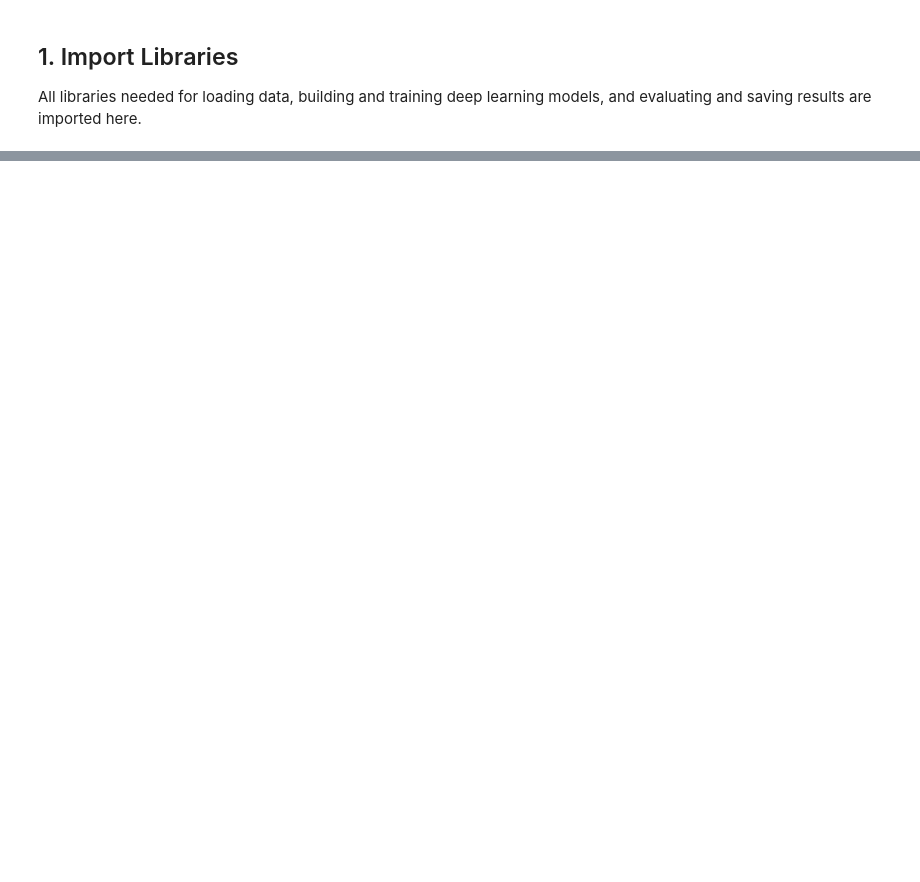
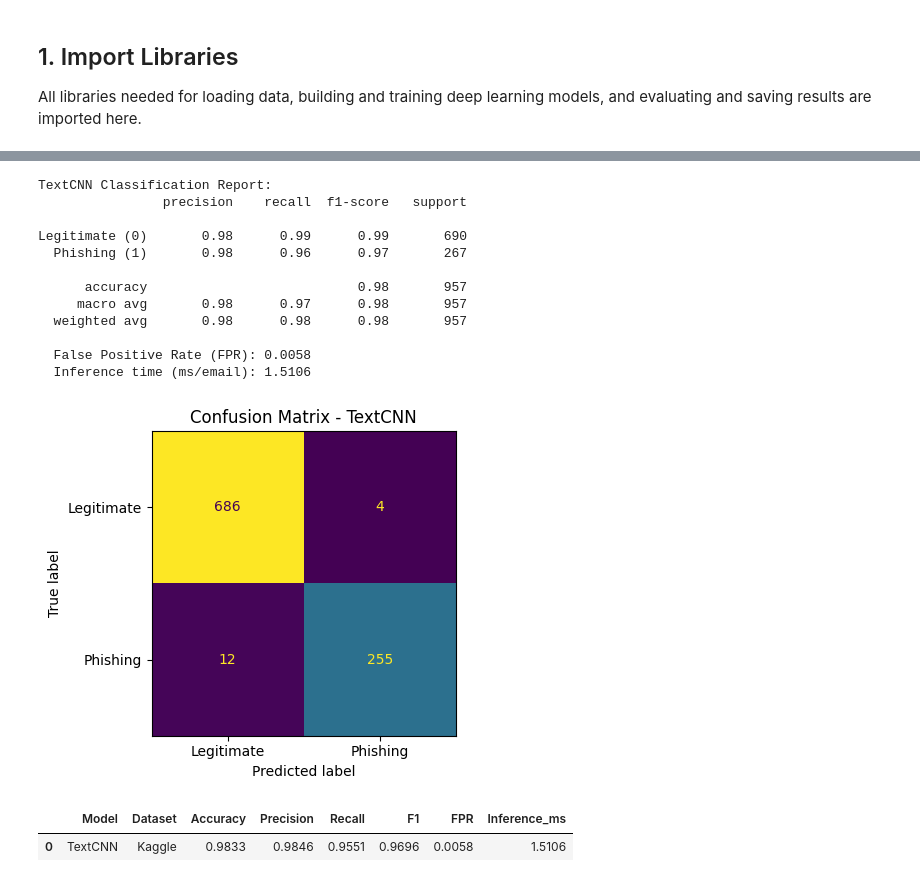
Before and after one commit to ChickenTenders2/cm3203-phishing-nlp, a Jupyter notebook: notebooks/kaggle_deep_learning.ipynb, the cells around one changed output, grey strips where cells are left out. Saved outputs shown, nothing was run; the diff lists cells and outputs as text; code cells hidden in the pictures; blank space fills up the shorter version.

```diff
--- a/notebooks/kaggle_deep_learning.ipynb
+++ b/notebooks/kaggle_deep_learning.ipynb
@@ -456,16 +10,0 @@ Confusion matrices are plotted and saved for both models to visualise classifica
-# %%
-fig, axes = plt.subplots(1, 2, figsize=(12, 5))
-
-for ax, labels, preds, title, fname in [
-    (axes[0], labels_cnn,  preds_cnn,  "TextCNN", "kaggle_cm_textcnn.png"),
-    (axes[1], labels_lstm, preds_lstm, "BiLSTM",  "kaggle_cm_bilstm.png")
-]:
-    cm = confusion_matrix(labels, preds)
-    disp = ConfusionMatrixDisplay(confusion_matrix=cm, display_labels=["Legitimate", "Phishing"])
-    disp.plot(ax=ax, colorbar=False, cmap="Blues")
-    ax.set_title(title)
-
-plt.tight_layout()
-plt.savefig(results_dir / "kaggle_dl_confusion_matrices.png", dpi=150)
-plt.show()
-print("Confusion matrices saved.")
@@ -517,0 +463,48 @@ Results saved to ../results/kaggle_dl_results.csv
+# %%
+criterion = nn.BCEWithLogitsLoss()
+
+_, textcnn_acc, textcnn_prec, textcnn_rec, textcnn_f1, textcnn_fpr, labels_cnn, preds_cnn = evaluate(textcnn, test_loader, criterion, DEVICE)
+textcnn_inference_ms = measure_inference_time(textcnn, test_loader, DEVICE)
+
+print("TextCNN Classification Report:")
+print(classification_report(labels_cnn, preds_cnn, target_names=["Legitimate (0)", "Phishing (1)"]))
+print(f"  False Positive Rate (FPR): {textcnn_fpr:.4f}")
+print(f"  Inference time (ms/email): {textcnn_inference_ms}")
+
+results_textcnn = {
+    "Model": "TextCNN",
+    "Dataset": "Kaggle",
+    "Accuracy": round(textcnn_acc, 4),
+    "Precision": round(textcnn_prec, 4),
+    "Recall": round(textcnn_rec, 4),
+    "F1": round(textcnn_f1, 4),
+    "FPR": round(textcnn_fpr, 4),
+    "Inference_ms": textcnn_inference_ms,
+}
+
+cm_cnn = confusion_matrix(labels_cnn, preds_cnn)
+disp = ConfusionMatrixDisplay(confusion_matrix=cm_cnn, display_labels=["Legitimate", "Phishing"])
+fig, ax = plt.subplots(figsize=(5, 4))
+disp.plot(ax=ax, colorbar=False)
+ax.set_title("Confusion Matrix - TextCNN")
+plt.tight_layout()
+plt.savefig(results_dir / "kaggle_cm_textcnn.png", dpi=150)
+plt.show()
+
+pd.DataFrame([results_textcnn])
+# %% [output]
+TextCNN Classification Report:
+                precision    recall  f1-score   support
+
+Legitimate (0)       0.98      0.99      0.99       690
+  Phishing (1)       0.98      0.96      0.97       267
+
+      accuracy                           0.98       957
+     macro avg       0.98      0.97      0.98       957
+  weighted avg       0.98      0.98      0.98       957
+
+  False Positive Rate (FPR): 0.0058
+  Inference time (ms/email): 1.5106
+[figure, added]
+|  | Model | Dataset | Accuracy | Precision | Recall | F1 | FPR | Inference_ms |
+| 0 | TextCNN | Kaggle | 0.9833 | 0.9846 | 0.9551 | 0.9696 | 0.0058 | 1.5106 |
```
Also changed, not shown: parts of 51 cells of this notebook, 14 other files.
